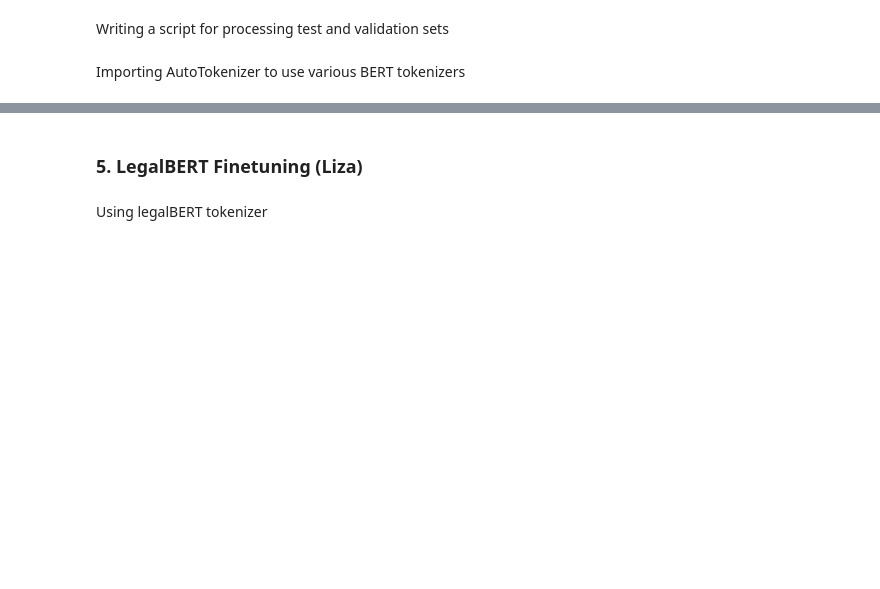
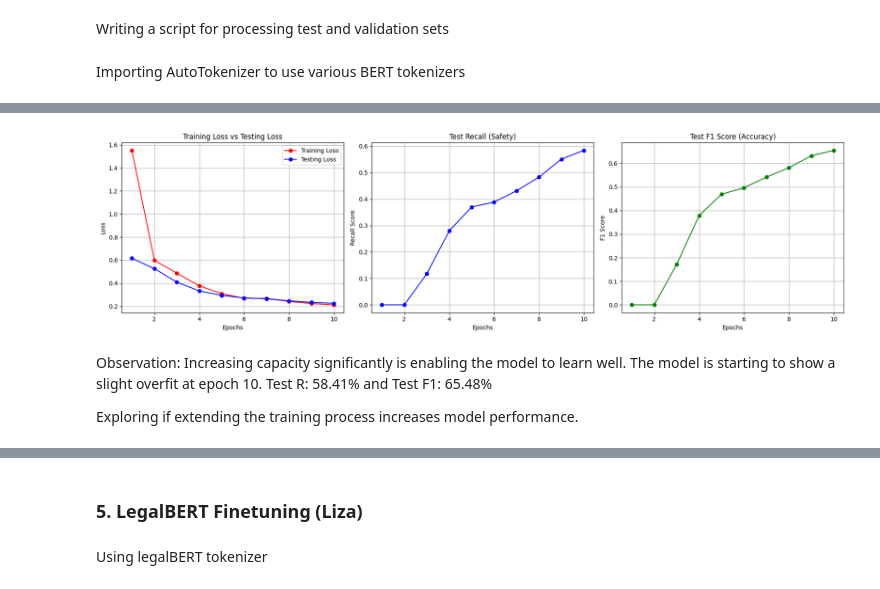
Before and after one commit to Mohammad-CodeVoyager/Legal-document-redaction-NER-, a Jupyter notebook: legal_doc_redaction.ipynb, the cells around one changed output, grey strips where cells are left out. Drawn from its saved outputs; the diff is of its cells as text; code cells hidden in the pictures; blank space fills up the shorter version.

```diff
--- a/legal_doc_redaction.ipynb
+++ b/legal_doc_redaction.ipynb
@@ -311,0 +685,2 @@ validation_distilbert = preprocess_data(df_validation, tokenizer_distilbert)
+# %%
+history_v4 = train_eval_lstm(lstm_nre_v4, n_epoches = 10)
@@ -311,0 +700,9 @@ validation_distilbert = preprocess_data(df_validation, tokenizer_distilbert)
+# %%
+# plot evaluation metrics
+plot_training_metrics(history_v4)
+# %% [output]
+[figure, added]
+# %% [markdown]
+Observation: Increasing capacity significantly is enabling the model to learn well. The model is starting to show a slight overfit at epoch 10. Test R: 58.41% and Test F1: 65.48%
+
+Exploring if extending the training process increases model performance.
```
Also changed, not shown: parts of 46 cells of this notebook, 2 other files.
